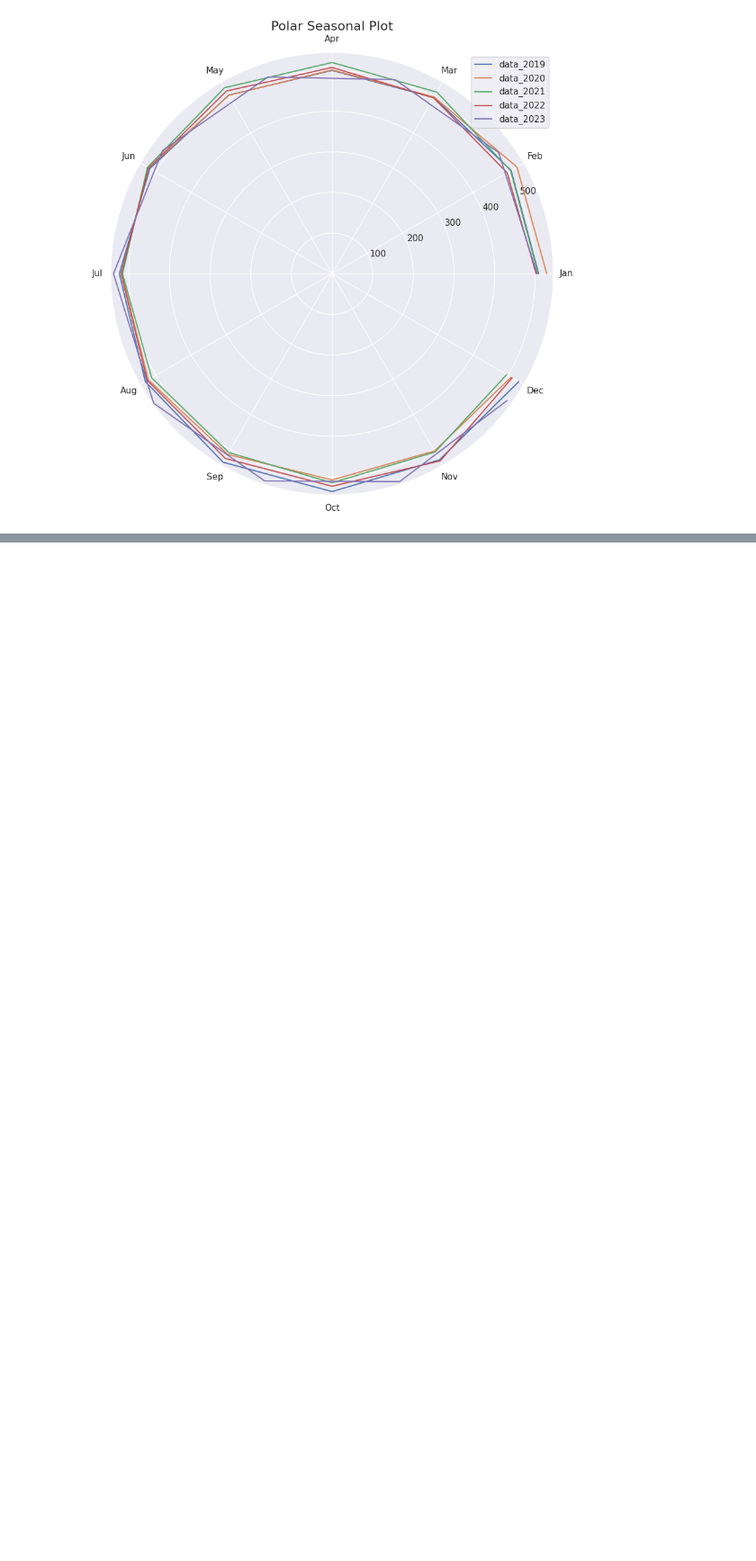
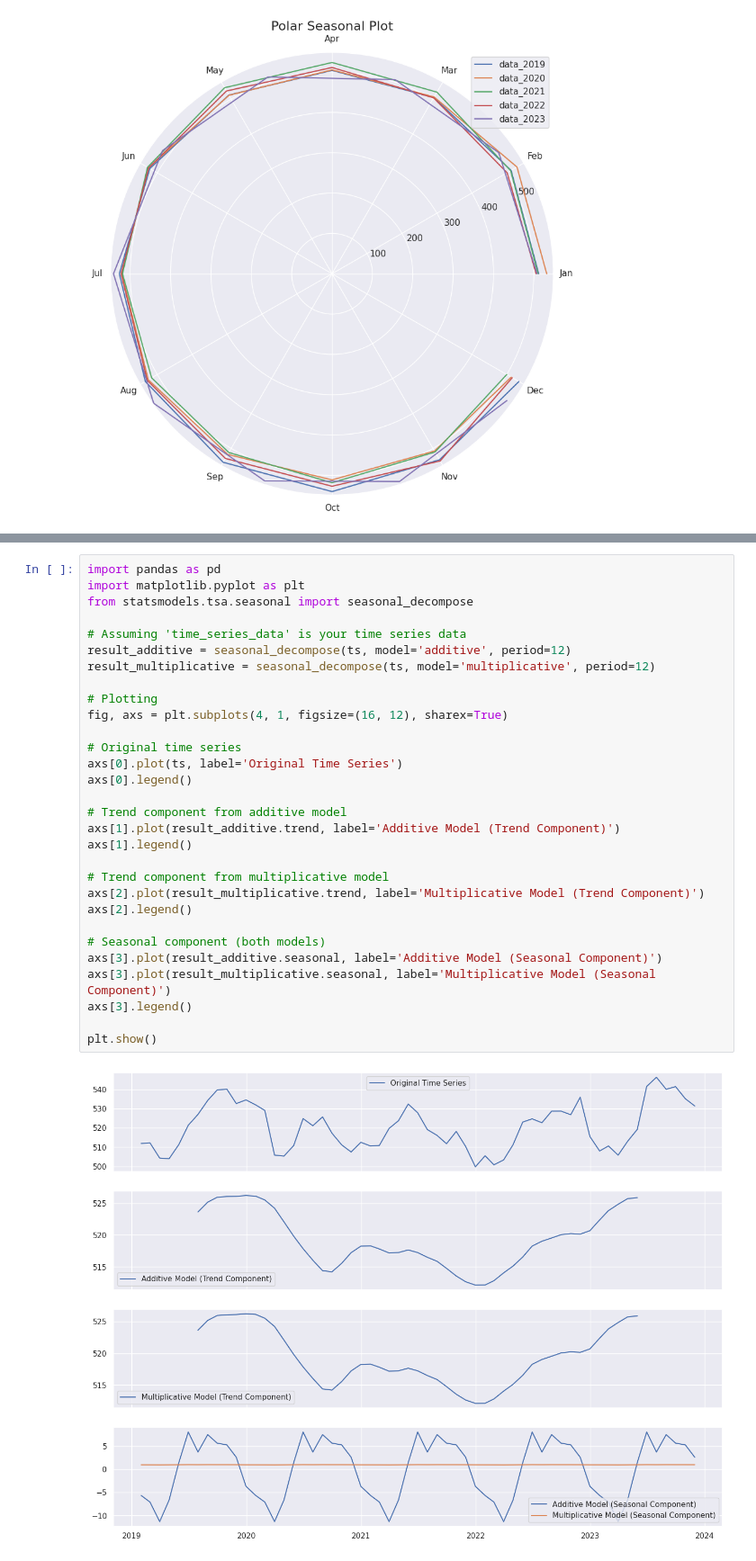
Before and after one commit to 5JKY/Project, a Jupyter notebook: resample_monthly_5year.ipynb, the cells around one changed output, grey strips where cells are left out. Shown at 90% size. Drawn from its saved outputs; the diff is of its cells as text; blank space fills up the shorter version.

```diff
--- a/resample_monthly_5year.ipynb
+++ b/resample_monthly_5year.ipynb
@@ -214,0 +315,32 @@ Freq: M, Name: bank_buying_exchange_rate, dtype: float64
+# %%
+import pandas as pd
+import matplotlib.pyplot as plt
+from statsmodels.tsa.seasonal import seasonal_decompose
+
+# Assuming 'time_series_data' is your time series data
+result_additive = seasonal_decompose(ts, model='additive', period=12)
+result_multiplicative = seasonal_decompose(ts, model='multiplicative', period=12)
+
+# Plotting
+fig, axs = plt.subplots(4, 1, figsize=(16, 12), sharex=True)
+
+# Original time series
+axs[0].plot(ts, label='Original Time Series')
+axs[0].legend()
+
+# Trend component from additive model
+axs[1].plot(result_additive.trend, label='Additive Model (Trend Component)')
+axs[1].legend()
+
+# Trend component from multiplicative model
+axs[2].plot(result_multiplicative.trend, label='Multiplicative Model (Trend Component)')
+axs[2].legend()
+
+# Seasonal component (both models)
+axs[3].plot(result_additive.seasonal, label='Additive Model (Seasonal Component)')
+axs[3].plot(result_multiplicative.seasonal, label='Multiplicative Model (Seasonal Component)')
+axs[3].legend()
+
+plt.show()
+# %% [output]
+[figure, added]
```
Also changed, not shown: parts of 12 cells of this notebook.
